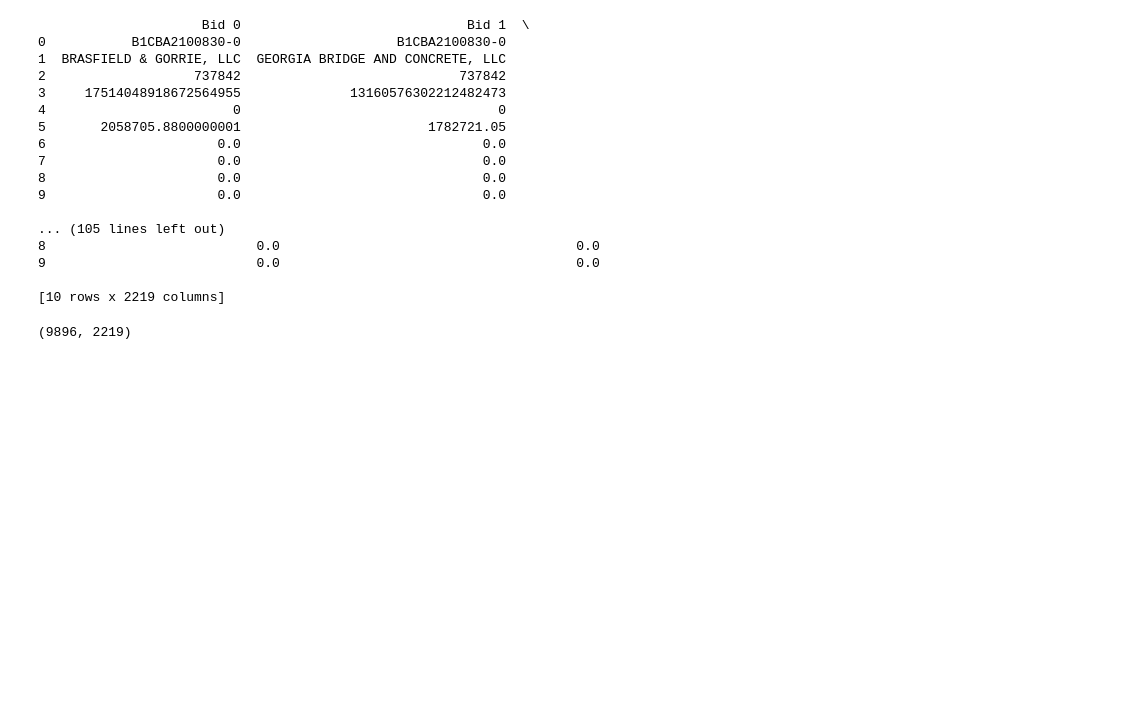
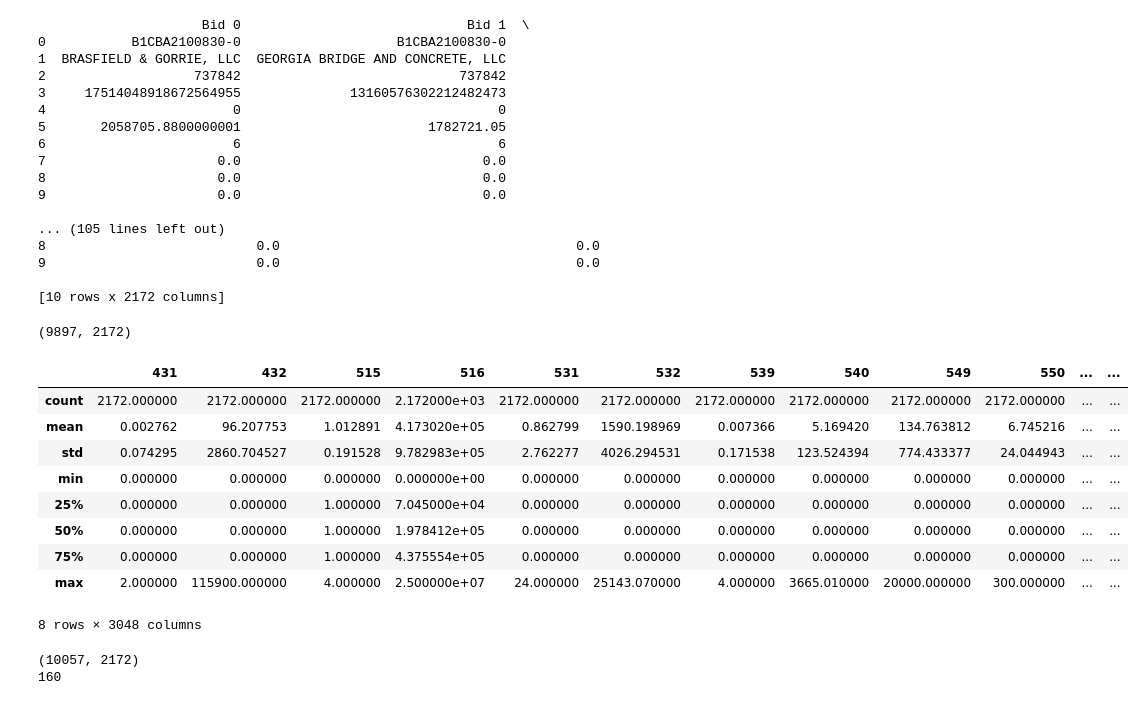
Before and after one commit to czhurdlespeed/AI_BidProject, a Jupyter notebook: Preprocessing/DataPreprocessing.ipynb, the cells around one changed output. Saved outputs shown, nothing was run; the diff lists cells and outputs as text; code cells hidden in the pictures; blank space fills up the shorter version.

```diff
--- a/Preprocessing/DataPreprocessing.ipynb
+++ b/Preprocessing/DataPreprocessing.ipynb
@@ -77,6 +79,9 @@ def getContractorName(csvDF: pd.DataFrame) -> str:
 
 def getWonorNot(csvDF: pd.DataFrame) -> int:
     return csvDF["Won"].iloc[0]
+
+def getNumberofContractorsBidding(groupofBidders) -> int:
+    return len(groupofBidders)
 # %%
 def combineDuplicatedProposalItems(csvDF: pd.DataFrame) -> pd.DataFrame:
 
@@ -128,7 +133,8 @@ def flattenToVector(mergedItemDF: pd.DataFrame) -> np.array:
     lineitemsflat = numpy2D.flatten()
     return lineitemsflat
 # %%
-def createFeatureVector(proposalcode, contractorname, closingdate, bidderID, wonORlost, totalBidAmount, mergedItemDF: pd.DataFrame) -> np.array:
+def createFeatureVector(proposalcode, contractorname, closingdate, bidderID, wonORlost,
+                        totalBidAmount, numberofBidders, mergedItemDF: pd.DataFrame) -> np.array:
     lineitemsflat = flattenToVector(mergedItemDF)
     proposalcode_arr = np.array([proposalcode])
     closingdate_arr = np.array([closingdate])
@@ -136,6 +142,7 @@ def createFeatureVector(proposalcode, contractorname, closingdate, bidderID, won
     totalBidAmount_arr = np.array([totalBidAmount])
     wonORlost_arr = np.array([wonORlost])
     contractorname_arr = np.array([contractorname])
+    numberofBidders_arr = np.array([numberofBidders])
     proposalfeaturevector = np.concatenate([
         proposalcode_arr,
         contractorname_arr,
@@ -143,6 +150,7 @@ def createFeatureVector(proposalcode, contractorname, closingdate, bidderID, won
         bidderID_arr,
         wonORlost_arr,
         totalBidAmount_arr,
+        numberofBidders_arr,
         lineitemsflat
     ])
     return proposalfeaturevector
@@ -157,12 +165,16 @@ def mapItemCodestoGDOTItemsandCreateFeatureVector(csvDF: pd.DataFrame) -> np.arr
         bidderID = getBidderID(group)
         contractorname = getContractorName(group)
         wonORlost = getWonorNot(group)
+        numberofContractorsBidding = getNumberofContractorsBidding(vendorNamegrouping)
+        if numberofContractorsBidding == 1: # don't want contracts with only one bidder
+            continue
         mergedAllItems = pd.merge(GADOT_ITEMS, group, left_on="ITEM NO.", right_on="Item", how="left").drop(
             columns=["Proposal", "Vendor Name", "Bidder ID", "Closing Date", "Item", "ITEM NO.", "Won"]).reset_index(drop=True)
         mergedAllItems = mergedAllItems.fillna(0)
         totalBidAmount = getContractorTotalBidAmount(mergedAllItems)
         mergedAllItems = mergedAllItems.drop(columns=["Extension"])
-        singlefeaturevector = createFeatureVector(proposalcode, contractorname, closingdate, bidderID, wonORlost, totalBidAmount, mergedAllItems)
+        singlefeaturevector = createFeatureVector(proposalcode, contractorname, closingdate, bidderID,
+                                                  wonORlost, totalBidAmount, numberofContractorsBidding, mergedAllItems)
         proposalfeaturevectors.append(singlefeaturevector)
         #print(f"Merged Items Length: {len(mergedAllItems)}")
         #print(f"{contractorname} Final Bid on {proposalcode}: {totalBidAmount}")
@@ -213,7 +225,7 @@ print(proposalsfeaturevectorsDF.head(10))
 3     17514048918672564955              13160576302212482473
 4                        0                                 0
 5       2058705.8800000001                        1782721.05
-6                      0.0                               0.0
+6                        6                                 6
 7                      0.0                               0.0
 8                      0.0                               0.0
 9                      0.0                               0.0
@@ -222,8 +234,8 @@ print(proposalsfeaturevectorsDF.head(10))
 8                           0.0                                      0.0
 9                           0.0                                      0.0
 
-[10 rows x 2219 columns]
+[10 rows x 2172 columns]
 # %%
 print(proposalsfeaturevectorsDF.shape)
 # %% [output]
-(9896, 2219)
+(9897, 2172)
@@ -234,0 +242,16 @@ print(proposalsfeaturevectorsDF.shape)
+# %%
+lineitemsDF = proposalsfeaturevectorsDF.iloc[7:]
+lineitemsDF = lineitemsDF.astype(float)
+positive_mask = (lineitemsDF > 0).any(axis=1)
+lineitemsDF[positive_mask].T.describe()
+# %% [output]
+|  | 431 | 432 | 515 | 516 | 531 | 532 | 539 | 540 | 549 | 550 | ... | ... |
+| count | 2172.000000 | 2172.000000 | 2172.000000 | 2.172000e+03 | 2172.000000 | 2172.000000 | 2172.000000 | 2172.000000 | 2172.000000 | 2172.000000 | ... | ... |
+| mean | 0.002762 | 96.207753 | 1.012891 | 4.173020e+05 | 0.862799 | 1590.198969 | 0.007366 | 5.169420 | 134.763812 | 6.745216 | ... | ... |
+| std | 0.074295 | 2860.704527 | 0.191528 | 9.782983e+05 | 2.762277 | 4026.294531 | 0.171538 | 123.524394 | 774.433377 | 24.044943 | ... | ... |
+| min | 0.000000 | 0.000000 | 0.000000 | 0.000000e+00 | 0.000000 | 0.000000 | 0.000000 | 0.000000 | 0.000000 | 0.000000 | ... | ... |
+| 25% | 0.000000 | 0.000000 | 1.000000 | 7.045000e+04 | 0.000000 | 0.000000 | 0.000000 | 0.000000 | 0.000000 | 0.000000 | ... | ... |
+| 50% | 0.000000 | 0.000000 | 1.000000 | 1.978412e+05 | 0.000000 | 0.000000 | 0.000000 | 0.000000 | 0.000000 | 0.000000 | ... | ... |
+| 75% | 0.000000 | 0.000000 | 1.000000 | 4.375554e+05 | 0.000000 | 0.000000 | 0.000000 | 0.000000 | 0.000000 | 0.000000 | ... | ... |
+| max | 2.000000 | 115900.000000 | 4.000000 | 2.500000e+07 | 24.000000 | 25143.070000 | 4.000000 | 3665.010000 | 20000.000000 | 300.000000 | ... | ... |
+8 rows × 3048 columns
@@ -234,0 +321,9 @@ print(proposalsfeaturevectorsDF.shape)
+# %%
+featureVectors = addOneHotCountiesDF(scaledproposalsfeaturevectorsDF).reset_index(drop=True)
+print(featureVectors.shape)
+with open('../AllGAcounties.txt', 'r') as file:
+    all_counties = [line.strip() for line in file]
+print(len(all_counties))
+# %% [output]
+(10057, 2172)
+160
```
Also changed, not shown: parts of 22 cells of this notebook, 13 other files.
